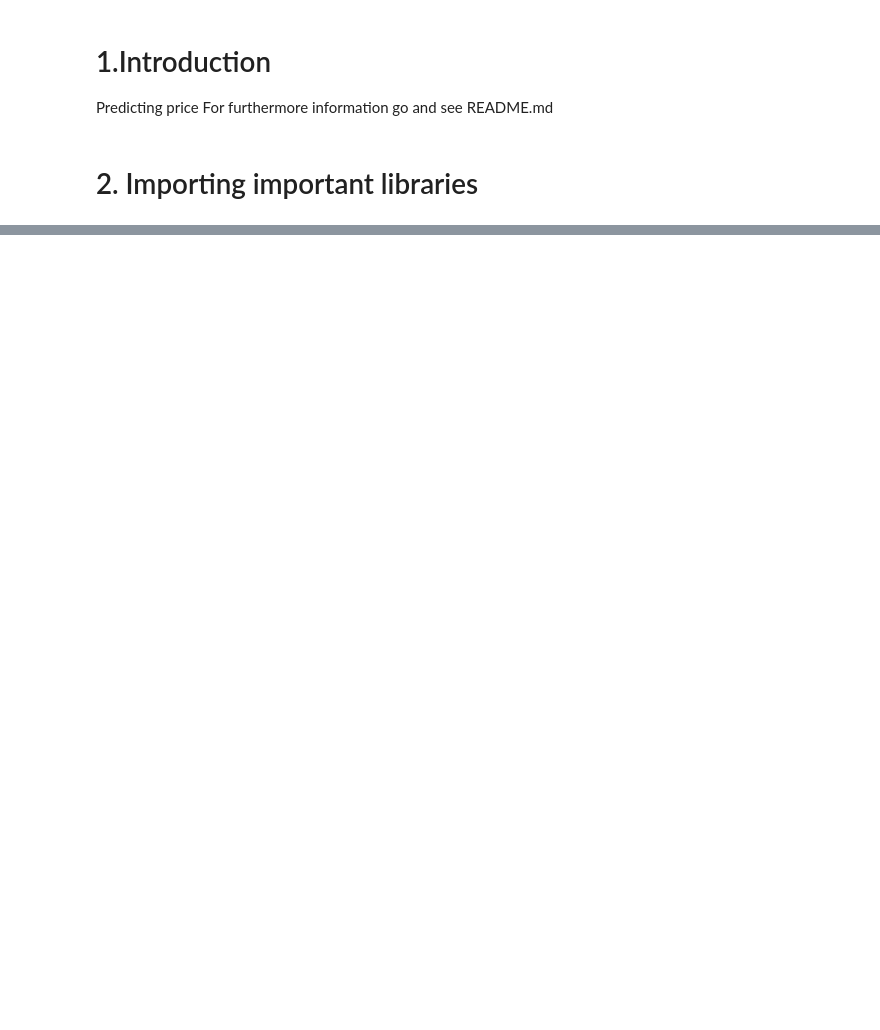
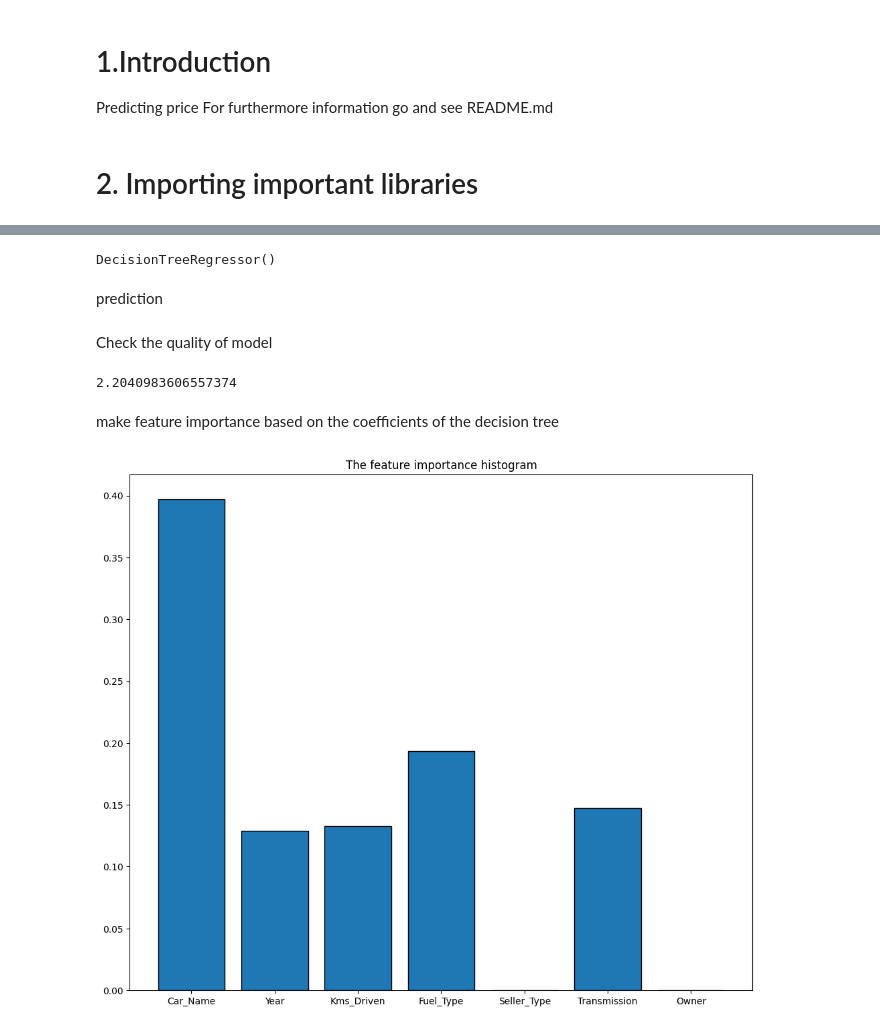
Before and after one commit to rishv1912/Vehicle-Price-Prediction, a Jupyter notebook: Prediction.ipynb, the cells around one changed output, grey strips where cells are left out. Cells and saved outputs as stored; diff of their text form; code cells hidden in the pictures; blank space fills up the shorter version.

```diff
--- a/Prediction.ipynb
+++ b/Prediction.ipynb
@@ -184,0 +88,6 @@ plt.show()
+# %%
+encoder = OrdinalEncoder(handle_unknown='use_encoded_value',unknown_value=-1)
+# %%
+for col in df.select_dtypes(include=['object']).columns:
+    X_train[col] = encoder.fit_transform(X_train[[col]])
+    X_test[col] = encoder.transform(X_test[[col]])
@@ -184,0 +96,8 @@ plt.show()
+# %%
+tree_regressor = DecisionTreeRegressor()
+# %%
+tree_regressor.fit(X_train,y_train)
+# %% [output]
+DecisionTreeRegressor()
+# %% [markdown]
+prediction
@@ -184,0 +106,19 @@ plt.show()
+# %% [markdown]
+Check the quality of model
+# %%
+mean_absolute_error(y_test,prediction)
+# %% [output]
+2.2040983606557374
+# %% [markdown]
+make feature importance based on the coefficients of the decision tree
+# %%
+plt.figure(figsize =(12,10))
+
+plt.bar(tree_regressor.feature_names_in_, tree_regressor.feature_importances_,edgecolor = 'black')
+
+plt.title('The feature importance histogram')
+plt.savefig('The feature importance histogram fig')
+
+plt.show()
+# %% [output]
+[figure, added]
```
Also changed, not shown: parts of 42 cells of this notebook, 6 other files.
